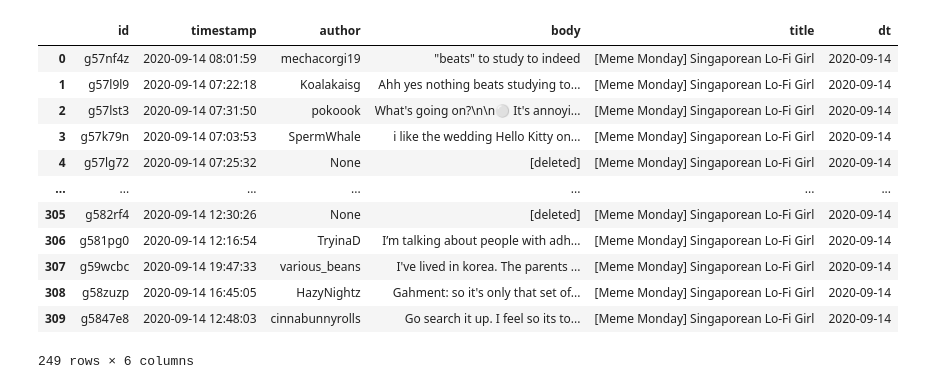
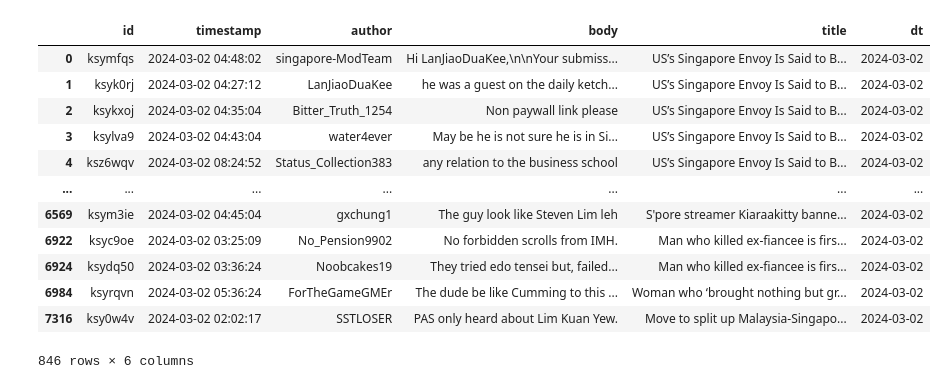
Before and after one commit to wbcmthh42/bead_pyspark, a Jupyter notebook: notebooks/migrated_from_AWS.ipynb, the cells around one changed output. Drawn from its saved outputs; the diff is of its cells as text; code cells hidden in the pictures.

```diff
--- a/notebooks/migrated_from_AWS.ipynb
+++ b/notebooks/migrated_from_AWS.ipynb
@@ -61,17 +78,18 @@ if __name__ == "__main__":
-# %%
-df1 = pd.read_parquet('data/isfwqm_2020-09-14.parquet')
-df1
-# %% [output]
-|  | id | timestamp | author | body | title | dt |
-| 0 | g57nf4z | 2020-09-14 08:01:59 | mechacorgi19 | "beats" to study to indeed | [Meme Monday] Singaporean Lo-Fi Girl | 2020-09-14 |
-| 1 | g57l9l9 | 2020-09-14 07:22:18 | Koalakaisg | Ahh yes nothing beats studying to... | [Meme Monday] Singaporean Lo-Fi Girl | 2020-09-14 |
-| 2 | g57lst3 | 2020-09-14 07:31:50 | pokoook | What's going on?\n\n⚪ It's annoyi... | [Meme Monday] Singaporean Lo-Fi Girl | 2020-09-14 |
-| 3 | g57k79n | 2020-09-14 07:03:53 | SpermWhale | i like the wedding Hello Kitty on... | [Meme Monday] Singaporean Lo-Fi Girl | 2020-09-14 |
-| 4 | g57lg72 | 2020-09-14 07:25:32 | None | [deleted] | [Meme Monday] Singaporean Lo-Fi Girl | 2020-09-14 |
-| ... | ... | ... | ... | ... | ... | ... |
-| 305 | g582rf4 | 2020-09-14 12:30:26 | None | [deleted] | [Meme Monday] Singaporean Lo-Fi Girl | 2020-09-14 |
-| 306 | g581pg0 | 2020-09-14 12:16:54 | TryinaD | I’m talking about people with adh... | [Meme Monday] Singaporean Lo-Fi Girl | 2020-09-14 |
-| 307 | g59wcbc | 2020-09-14 19:47:33 | various_beans | I've lived in korea. The parents ... | [Meme Monday] Singaporean Lo-Fi Girl | 2020-09-14 |
-| 308 | g58zuzp | 2020-09-14 16:45:05 | HazyNightz | Gahment: so it's only that set of... | [Meme Monday] Singaporean Lo-Fi Girl | 2020-09-14 |
-| 309 | g5847e8 | 2020-09-14 12:48:03 | cinnabunnyrolls | Go search it up. I feel so its to... | [Meme Monday] Singaporean Lo-Fi Girl | 2020-09-14 |
-249 rows × 6 columns
+# %%
+pd.set_option('display.max_colwidth', None)
+df2 = pd.read_parquet('/Users/johnnytay/Library/CloudStorage/OneDrive-Personal/My NUS Mtech EBAC course/Semester 3/Practice Module/bead_pyspark/proj_radical_sparks/reddit_data/1b1oevo/1b1oevo_2024-03-02.parquet')
+df2
+# %% [output]
+|  | id | timestamp | author | body | title | dt |
+| 0 | ksymfqs | 2024-03-02 04:48:02 | singapore-ModTeam | Hi LanJiaoDuaKee,\n\nYour submiss... | US’s Singapore Envoy Is Said to B... | 2024-03-02 |
+| 1 | ksyk0rj | 2024-03-02 04:27:12 | LanJiaoDuaKee | he was a guest on the daily ketch... | US’s Singapore Envoy Is Said to B... | 2024-03-02 |
+| 2 | ksykxoj | 2024-03-02 04:35:04 | Bitter_Truth_1254 | Non paywall link please | US’s Singapore Envoy Is Said to B... | 2024-03-02 |
+| 3 | ksylva9 | 2024-03-02 04:43:04 | water4ever | May be he is not sure he is in Si... | US’s Singapore Envoy Is Said to B... | 2024-03-02 |
+| 4 | ksz6wqv | 2024-03-02 08:24:52 | Status_Collection383 | any relation to the business school | US’s Singapore Envoy Is Said to B... | 2024-03-02 |
+| ... | ... | ... | ... | ... | ... | ... |
+| 6569 | ksym3ie | 2024-03-02 04:45:04 | gxchung1 | The guy look like Steven Lim leh | S'pore streamer Kiaraakitty banne... | 2024-03-02 |
+| 6922 | ksyc9oe | 2024-03-02 03:25:09 | No_Pension9902 | No forbidden scrolls from IMH. | Man who killed ex-fiancee is firs... | 2024-03-02 |
+| 6924 | ksydq50 | 2024-03-02 03:36:24 | Noobcakes19 | They tried edo tensei but, failed... | Man who killed ex-fiancee is firs... | 2024-03-02 |
+| 6984 | ksyrqvn | 2024-03-02 05:36:24 | ForTheGameGMEr | The dude be like Cumming to this ... | Woman who ‘brought nothing but gr... | 2024-03-02 |
+| 7316 | ksy0w4v | 2024-03-02 02:02:17 | SSTLOSER | PAS only heard about Lim Kuan Yew. | Move to split up Malaysia-Singapo... | 2024-03-02 |
+846 rows × 6 columns
```
Also changed, not shown: parts of 15 cells of this notebook, 51 other files.
